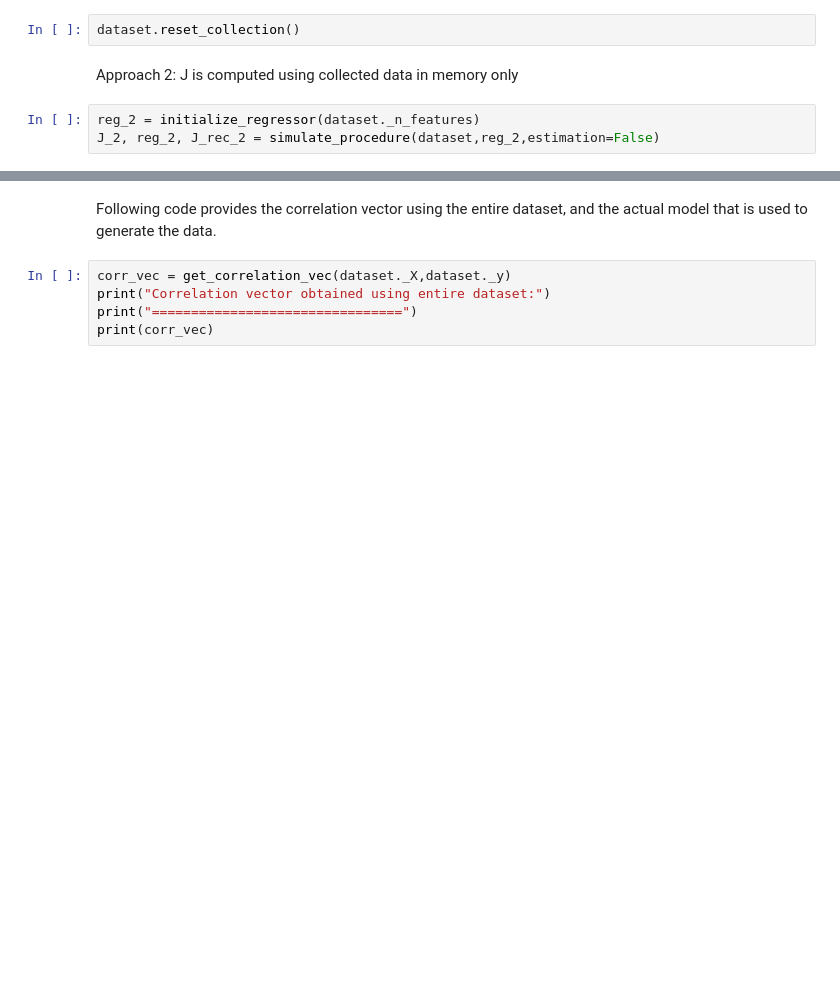
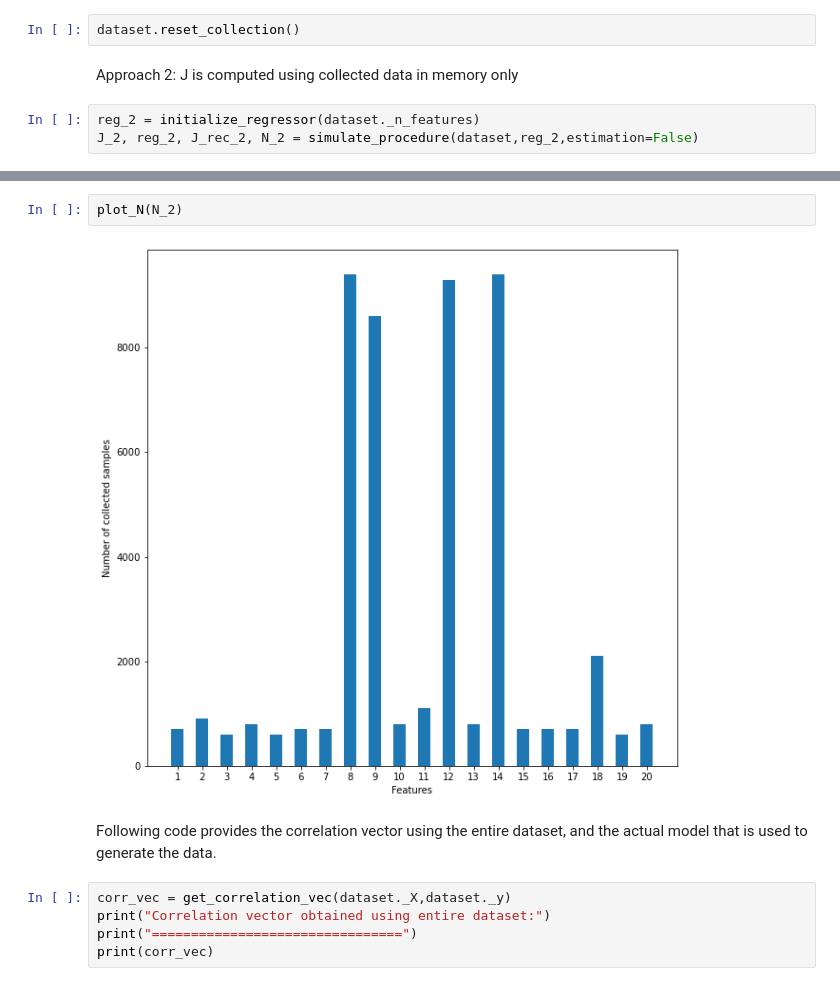
Before and after one commit to asahin1/optimal-feature-selection, a Jupyter notebook: prototype_code.ipynb, the cells around one changed output, grey strips where cells are left out. Saved outputs shown, nothing was run; the diff lists cells and outputs as text; blank space fills up the shorter version.

```diff
--- a/prototype_code.ipynb
+++ b/prototype_code.ipynb
@@ -414,4 +464,4 @@ dataset.reset_collection()
 Approach 2: J is computed using collected data in memory only
 # %%
 reg_2 = initialize_regressor(dataset._n_features)
-J_2, reg_2, J_rec_2 = simulate_procedure(dataset,reg_2,estimation=False)
+J_2, reg_2, J_rec_2, N_2 = simulate_procedure(dataset,reg_2,estimation=False)
@@ -422,3 +490,7 @@ plot_J(J_rec_2)
+# %%
+plot_N(N_2)
+# %% [output]
+[figure, added]
 # %% [markdown]
 Following code provides the correlation vector using the entire dataset, and the actual model that is used to generate the data.
 # %%
```
Also changed, not shown: parts of 13 cells of this notebook.
